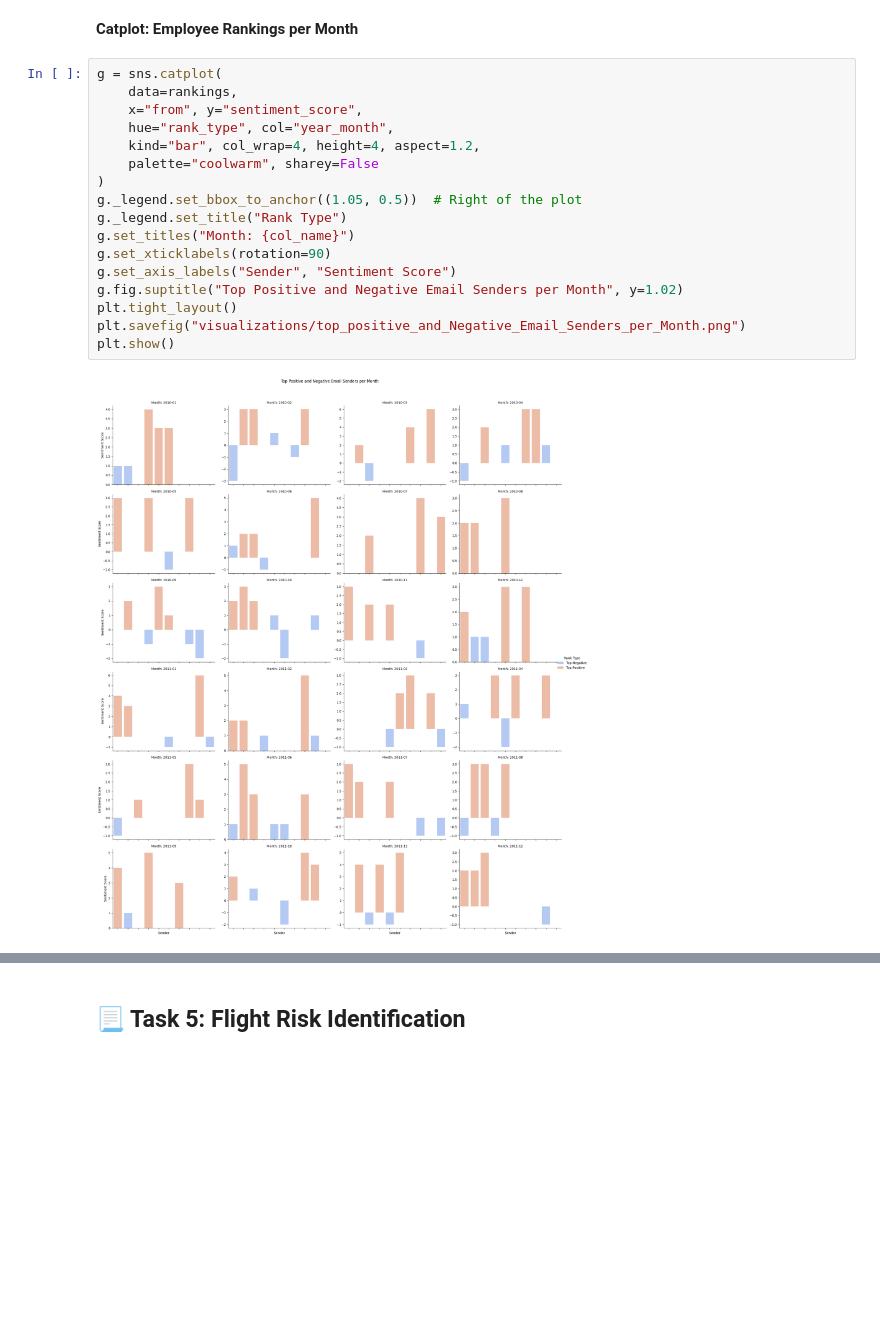
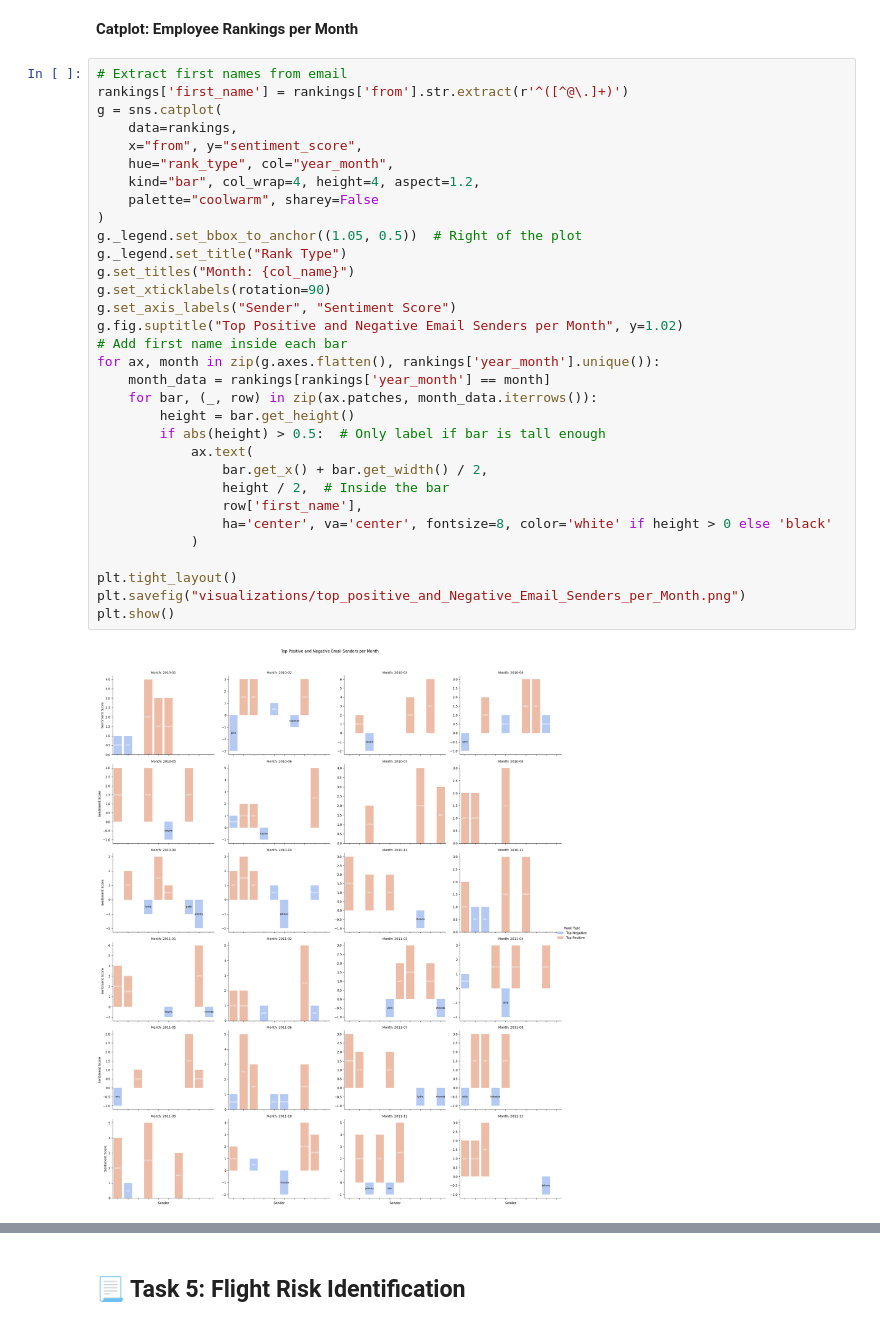
Before and after one commit to TasnimAra-Project/sentiment_analysis_employee, a Jupyter notebook: full_sentiment_workflow.ipynb, the cells around one changed output, grey strips where cells are left out. Saved outputs shown, nothing was run; the diff lists cells and outputs as text; blank space fills up the shorter version.

```diff
--- a/full_sentiment_workflow.ipynb
+++ b/full_sentiment_workflow.ipynb
@@ -465,23 +494,38 @@ plt.show()
 # %% [markdown]
 **Catplot: Employee Rankings per Month**
 # %%
+# Extract first names from email
+rankings['first_name'] = rankings['from'].str.extract(r'^([^@\.]+)')
 g = sns.catplot(
     data=rankings,
     x="from", y="sentiment_score",
     hue="rank_type", col="year_month",
     kind="bar", col_wrap=4, height=4, aspect=1.2,
     palette="coolwarm", sharey=False
 )
 g._legend.set_bbox_to_anchor((1.05, 0.5))  # Right of the plot
 g._legend.set_title("Rank Type")
 g.set_titles("Month: {col_name}")
 g.set_xticklabels(rotation=90)
 g.set_axis_labels("Sender", "Sentiment Score")
 g.fig.suptitle("Top Positive and Negative Email Senders per Month", y=1.02)
+# Add first name inside each bar
+for ax, month in zip(g.axes.flatten(), rankings['year_month'].unique()):
+    month_data = rankings[rankings['year_month'] == month]
+    for bar, (_, row) in zip(ax.patches, month_data.iterrows()):
+        height = bar.get_height()
+        if abs(height) > 0.5:  # Only label if bar is tall enough
+            ax.text(
+                bar.get_x() + bar.get_width() / 2,
+                height / 2,  # Inside the bar
+                row['first_name'],
+                ha='center', va='center', fontsize=8, color='white' if height > 0 else 'black'
+            )
+
 plt.tight_layout()
 plt.savefig("visualizations/top_positive_and_Negative_Email_Senders_per_Month.png")
 plt.show()
 # %% [output]
-[figure, old version]
+[figure, new version]
 # %% [markdown]
 **📝 Observations**
```
Also changed, not shown: parts of 29 cells of this notebook, 7 other files.
